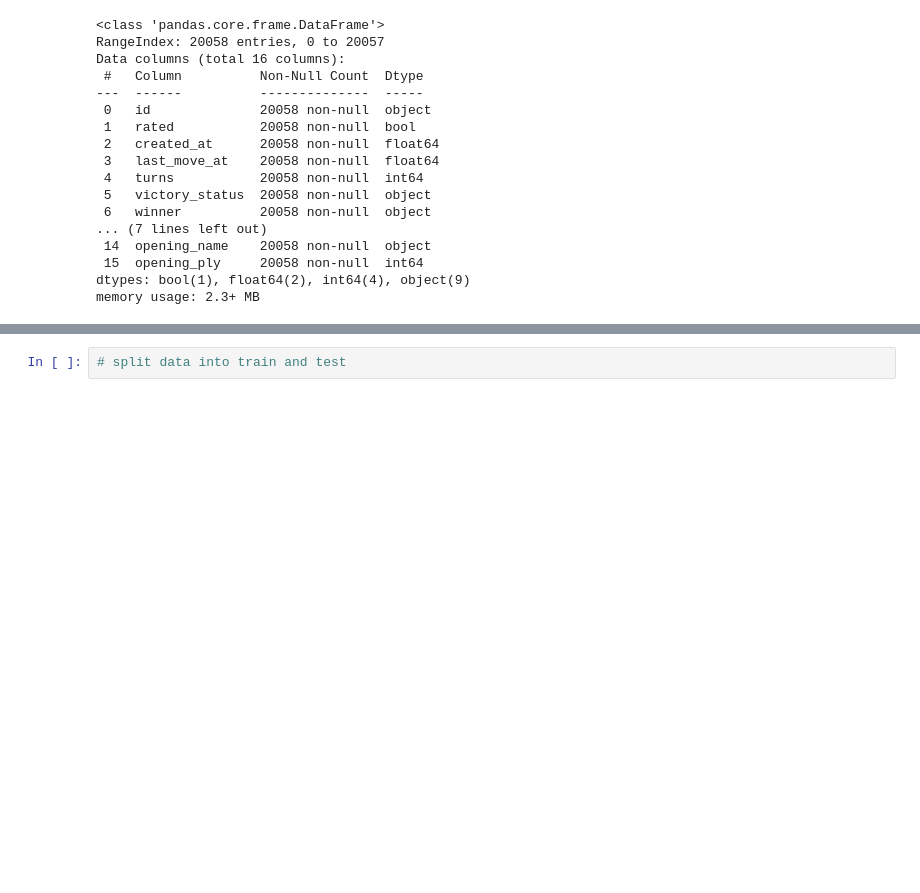
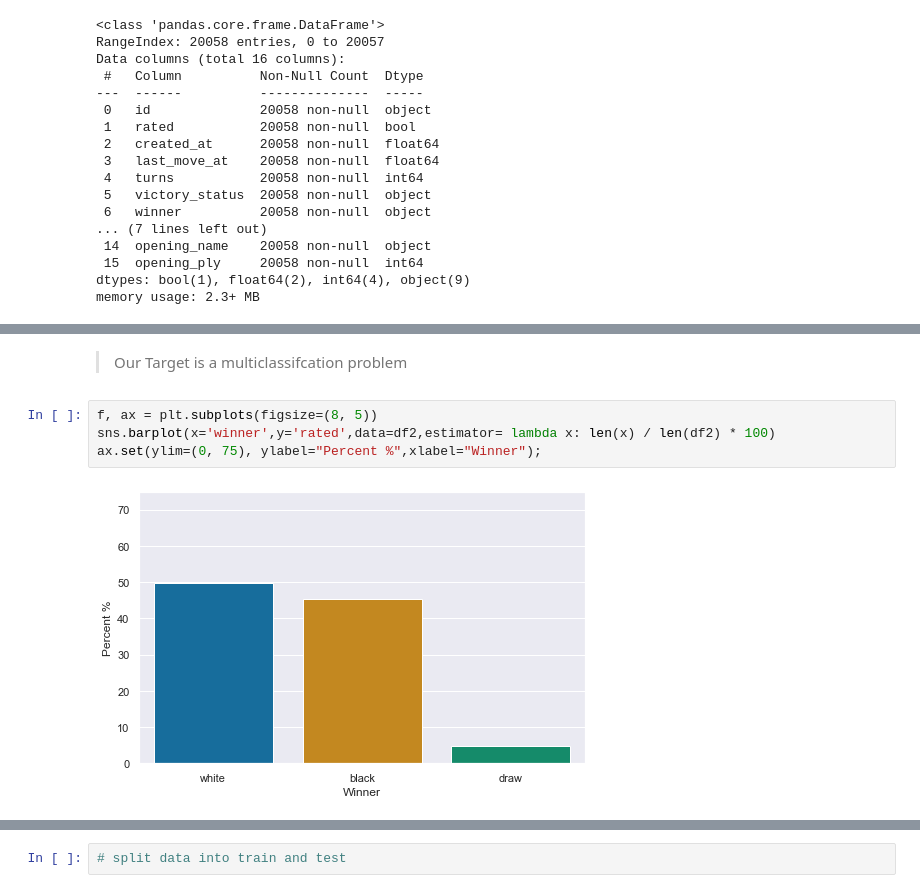
Before and after one commit to salemeid/Tuwaiq-DS-my-project, a Jupyter notebook: Chess_Winning_Move.ipynb, the cells around one changed output, grey strips where cells are left out. Cells and saved outputs as stored; diff of their text form; blank space fills up the shorter version.

```diff
--- a/Chess_Winning_Move.ipynb
+++ b/Chess_Winning_Move.ipynb
@@ -163,0 +369,8 @@ memory usage: 2.3+ MB
+# %% [markdown]
+> Our Target is a multiclassifcation problem
+# %%
+f, ax = plt.subplots(figsize=(8, 5))
+sns.barplot(x='winner',y='rated',data=df2,estimator= lambda x: len(x) / len(df2) * 100)
+ax.set(ylim=(0, 75), ylabel="Percent %",xlabel="Winner");
+# %% [output]
+[figure, added]
```
Also changed, not shown: parts of 180 cells of this notebook, 2 other files.
